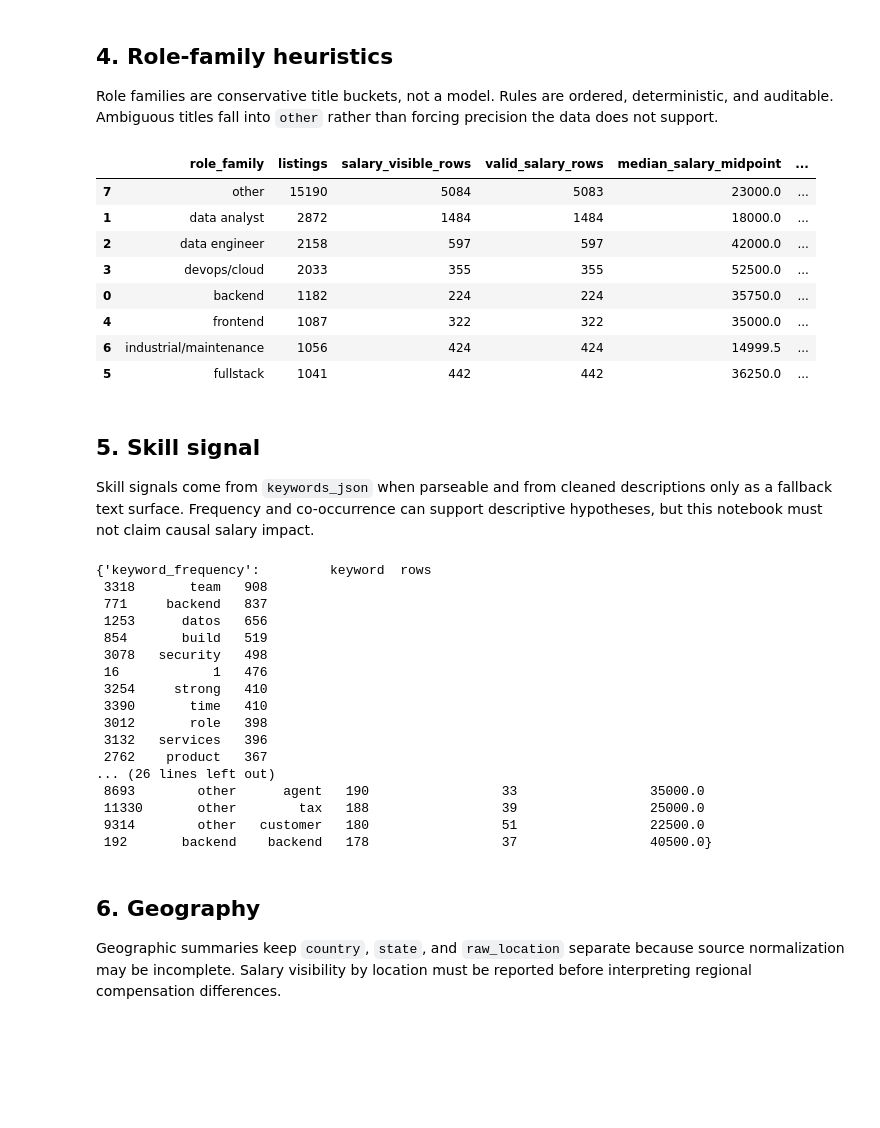
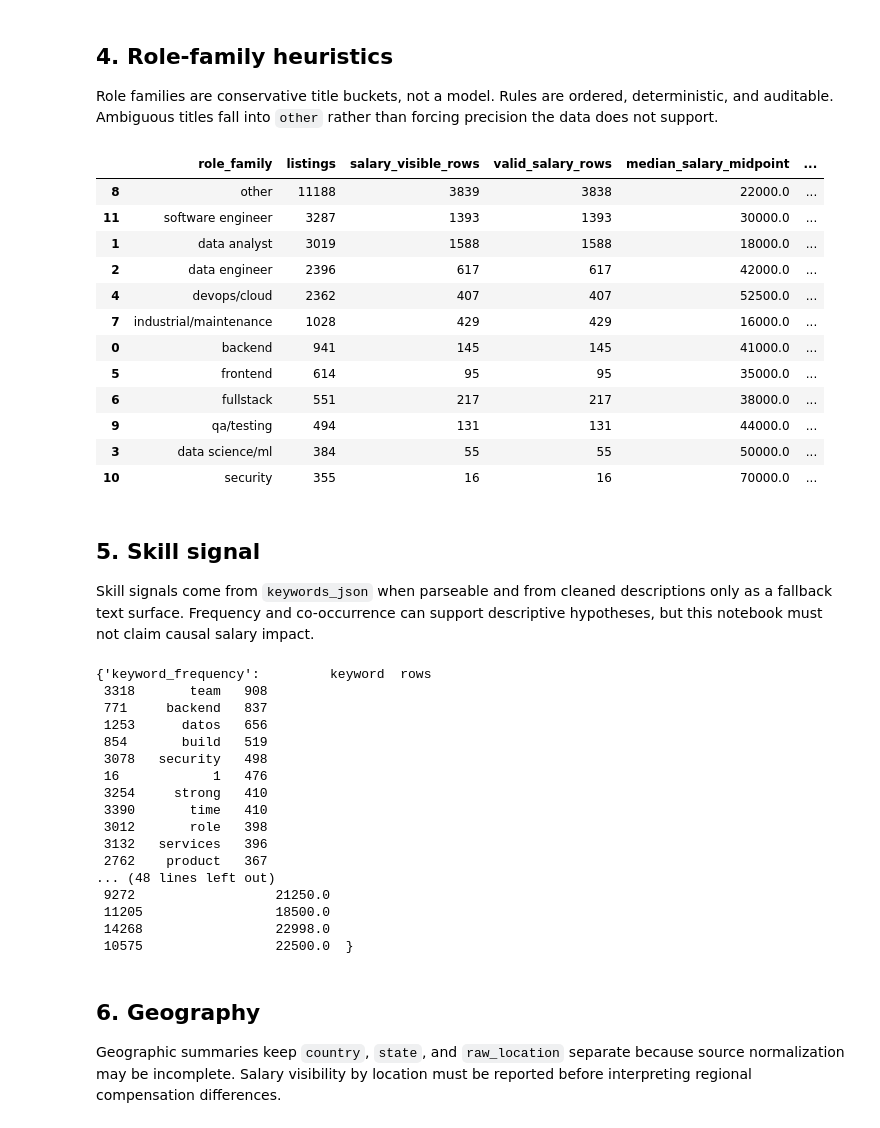
Before and after one commit to Beternovik1/hirenovik, a Jupyter notebook: notebooks/03_salary_industry_trends.ipynb, the cells around one changed output. Drawn from its saved outputs; the diff is of its cells as text; code cells hidden in the pictures; blank space fills up the shorter version.

Commit message:
fix(analytics): tighten role-family heuristics with Spanish aliases and new buckets

```diff
--- a/notebooks/03_salary_industry_trends.ipynb
+++ b/notebooks/03_salary_industry_trends.ipynb
@@ -253,53 +253,61 @@ industry_demand.sort_values(["listings", "salary_visible_rows"], ascending=[Fals
 Role families are conservative title buckets, not a model. Rules are ordered, deterministic, and auditable. Ambiguous titles fall into `other` rather than forcing precision the data does not support.
 # %%
 ROLE_BUCKET_RULES = [
-    ("data analyst", re.compile(r"\b(data analyst|analista de datos|business intelligence|bi analyst|power bi)\b")),
-    ("data engineer", re.compile(r"\b(data engineer|ingeniero de datos|etl|data pipeline|big data)\b")),
-    ("backend", re.compile(r"\b(backend|back end|api developer|java developer|python developer|node developer)\b")),
-    ("frontend", re.compile(r"\b(frontend|front end|react|angular|vue|ui developer)\b")),
-    ("fullstack", re.compile(r"\b(fullstack|full stack|desarrollador full)\b")),
-    ("devops/cloud", re.compile(r"\b(devops|sre|site reliability|cloud|aws|azure|kubernetes|docker)\b")),
-    ("industrial/maintenance", re.compile(r"\b(maintenance|mantenimiento|industrial|manufactur|production|plc|calidad|quality)\b")),
+    ("data analyst", re.compile(r"\b(data analyst|analista de datos|business intelligence|bi analyst|power bi|analytics specialist|analytics consultant|analista de base de datos)\b")),
+    ("data engineer", re.compile(r"\b(data engineer|ingeniero de datos|etl|data pipeline|big data|analytics engineer|arquitecto de datos|data architect|database admin|dba|administrador de base)\b")),
+    ("data science/ml", re.compile(r"\b(data scien|machine learning|ml engineer|ai engineer|deep learning|nlp engineer)\b")),
+    ("software engineer", re.compile(r"\b(software engineer|software developer|desarrollador\b|ingeniero de software|programador\b)\b")),
+    ("backend", re.compile(r"\b(backend|back end|api developer|java developer|python developer|node developer|desarrollador python|desarrollador net|desarrollador java|desarrollador node|net developer)\b")),
+    ("frontend", re.compile(r"\b(frontend|front end|react|angular|vue|ui developer|desarrollador front|ux engineer)\b")),
+    ("fullstack", re.compile(r"\b(fullstack|full stack|desarrollador full|desarrollador web|web developer)\b")),
+    ("devops/cloud", re.compile(r"\b(devops|sre|site reliability|cloud|aws|azure|kubernetes|docker|infrastructure engineer|platform engineer|architect\b|arquitecto\b)\b")),
+    ("qa/testing", re.compile(r"\b(qa|tester|testing|test automation|quality assurance|qa engineer|test engineer|ingeniero de pruebas)\b")),
+    ("security", re.compile(r"\b(security engineer|cyber security|cybersecurity|pentest|infosec|security analyst)\b")),
+    ("industrial/maintenance", re.compile(r"\b(maintenance|mantenimiento|industrial|manufactur|production|plc|calidad|quality|ingeniero electrico|ingeniero mec|ingeniero industrial)\b")),
 ]
 ROLE_BUCKETS = [bucket for bucket, _ in ROLE_BUCKET_RULES] + ["other"]
 
 
 def classify_role_family(title_norm: str) -> str:
     """Classify a normalized title with deterministic, conservative rules."""
     title = "" if pd.isna(title_norm) else str(title_norm)
     for bucket, pattern in ROLE_BUCKET_RULES:
         if pattern.search(title):
             return bucket
     return "other"
 
 
 analysis_jobs = analysis_jobs.assign(
     role_family=analysis_jobs["title_norm"].map(classify_role_family).astype("string")
 )
 role_family_summary = analysis_jobs.groupby("role_family", dropna=False, sort=True).agg(
     listings=("id", "size"),
     salary_visible_rows=("salary_visible", "sum"),
     valid_salary_rows=("salary_pair_valid", "sum"),
     median_salary_midpoint=("salary_midpoint", "median"),
 ).reset_index()
 role_family_summary["salary_visibility_rate"] = (
     role_family_summary["salary_visible_rows"] / role_family_summary["listings"]
 )
 role_family_summary["interpretation_ready"] = (
     role_family_summary["listings"].ge(MIN_SEGMENT_ROWS)
     & role_family_summary["valid_salary_rows"].ge(MIN_SALARY_VISIBLE_ROWS)
 )
 role_family_summary.sort_values("listings", ascending=False)
 # %% [output]
 |  | role_family | listings | salary_visible_rows | valid_salary_rows | median_salary_midpoint | ... |
-| 7 | other | 15190 | 5084 | 5083 | 23000.0 | ... |
-| 1 | data analyst | 2872 | 1484 | 1484 | 18000.0 | ... |
-| 2 | data engineer | 2158 | 597 | 597 | 42000.0 | ... |
-| 3 | devops/cloud | 2033 | 355 | 355 | 52500.0 | ... |
-| 0 | backend | 1182 | 224 | 224 | 35750.0 | ... |
-| 4 | frontend | 1087 | 322 | 322 | 35000.0 | ... |
-| 6 | industrial/maintenance | 1056 | 424 | 424 | 14999.5 | ... |
-| 5 | fullstack | 1041 | 442 | 442 | 36250.0 | ... |
+| 8 | other | 11188 | 3839 | 3838 | 22000.0 | ... |
+| 11 | software engineer | 3287 | 1393 | 1393 | 30000.0 | ... |
+| 1 | data analyst | 3019 | 1588 | 1588 | 18000.0 | ... |
+| 2 | data engineer | 2396 | 617 | 617 | 42000.0 | ... |
+| 4 | devops/cloud | 2362 | 407 | 407 | 52500.0 | ... |
+| 7 | industrial/maintenance | 1028 | 429 | 429 | 16000.0 | ... |
+| 0 | backend | 941 | 145 | 145 | 41000.0 | ... |
+| 5 | frontend | 614 | 95 | 95 | 35000.0 | ... |
+| 6 | fullstack | 551 | 217 | 217 | 38000.0 | ... |
+| 9 | qa/testing | 494 | 131 | 131 | 44000.0 | ... |
+| 3 | data science/ml | 384 | 55 | 55 | 50000.0 | ... |
+| 10 | security | 355 | 16 | 16 | 70000.0 | ... |
 # %% [markdown]
 ## 5. Skill signal
 
@@ -362,11 +370,11 @@ keyword_role_frequency = keyword_frame.merge(
  3012       role   398
  3132   services   396
  2762    product   367
-... (26 lines left out)
- 8693        other      agent   190                 33                 35000.0
- 11330       other        tax   188                 39                 25000.0
- 9314        other   customer   180                 51                 22500.0
- 192       backend    backend   178                 37                 40500.0}
+... (48 lines left out)
+ 9272                  21250.0
+ 11205                 18500.0
+ 14268                 22998.0
+ 10575                 22500.0  }
 # %% [markdown]
 ## 6. Geography
 
```
Also changed, not shown: parts of 2 cells of this notebook.
